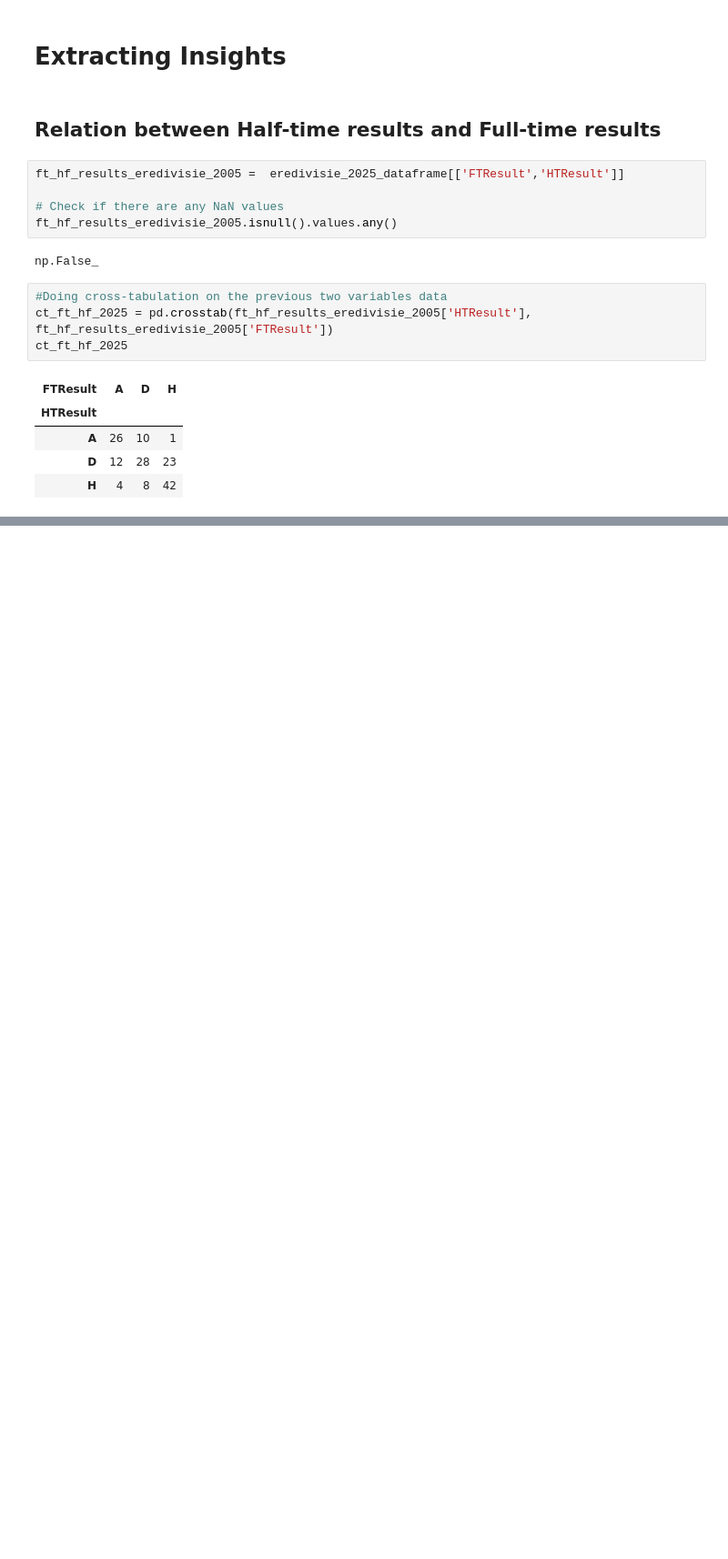
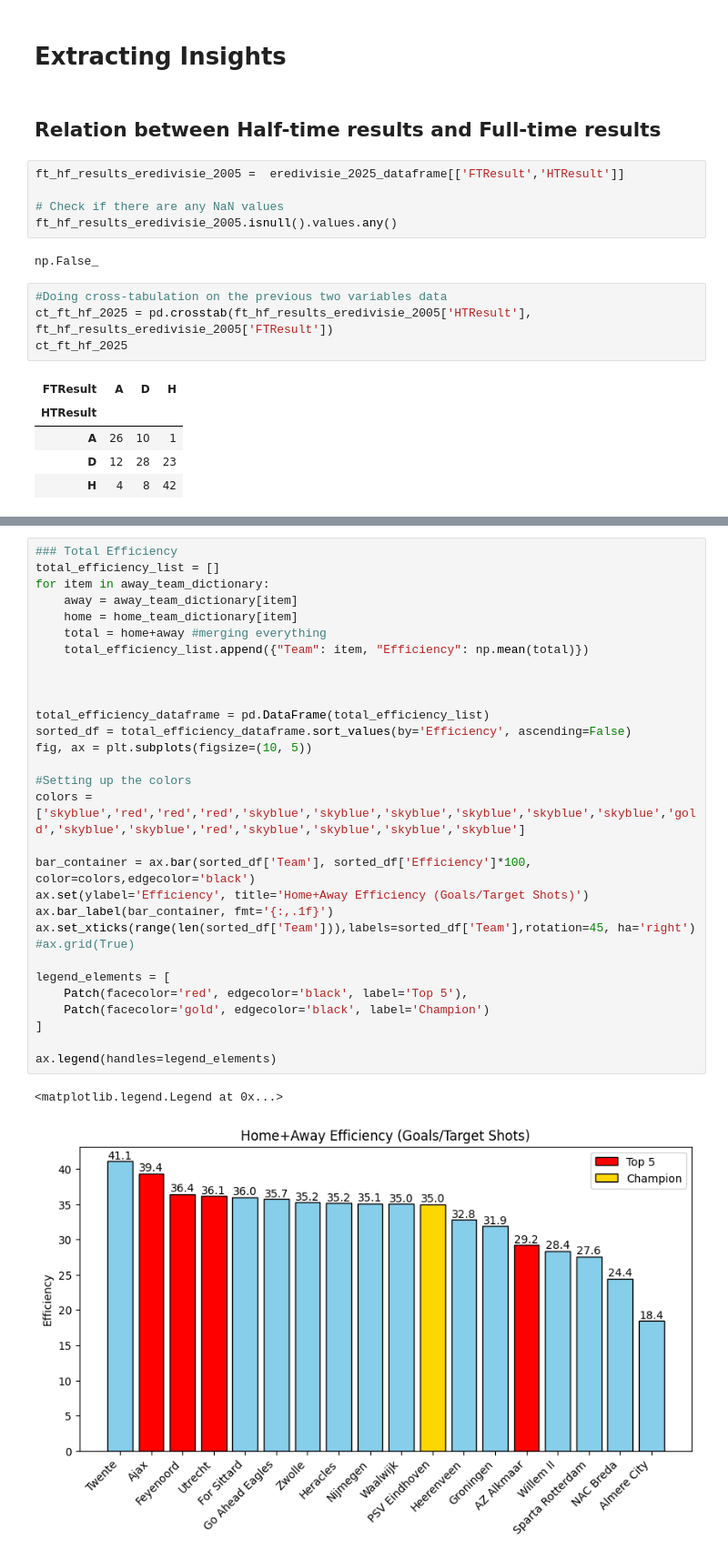
Before and after one commit to Dolfas/Football-Research, a Jupyter notebook: Rodolfo/Eredivisie.ipynb, the cells around one changed output, grey strips where cells are left out. Shown at 91% size. Drawn from its saved outputs; the diff is of its cells as text; blank space fills up the shorter version.

```diff
--- a/Rodolfo/Eredivisie.ipynb
+++ b/Rodolfo/Eredivisie.ipynb
@@ -114,0 +244,33 @@ for i in range(len(ct_ft_hf_2025_normalized.columns)):
+# %%
+### Total Efficiency
+total_efficiency_list = []
+for item in away_team_dictionary:
+    away = away_team_dictionary[item]
+    home = home_team_dictionary[item]
+    total = home+away #merging everything
+    total_efficiency_list.append({"Team": item, "Efficiency": np.mean(total)})
+
+
+
+total_efficiency_dataframe = pd.DataFrame(total_efficiency_list)
+sorted_df = total_efficiency_dataframe.sort_values(by='Efficiency', ascending=False)
+fig, ax = plt.subplots(figsize=(10, 5))
+
+#Setting up the colors
+colors = ['skyblue','red','red','red','skyblue','skyblue','skyblue','skyblue','skyblue','skyblue','gold','skyblue','skyblue','red','skyblue','skyblue','skyblue','skyblue']
+
+bar_container = ax.bar(sorted_df['Team'], sorted_df['Efficiency']*100, color=colors,edgecolor='black')
+ax.set(ylabel='Efficiency', title='Home+Away Efficiency (Goals/Target Shots)')
+ax.bar_label(bar_container, fmt='{:,.1f}')
+ax.set_xticks(range(len(sorted_df['Team'])),labels=sorted_df['Team'],rotation=45, ha='right')
+#ax.grid(True)
+
+legend_elements = [
+    Patch(facecolor='red', edgecolor='black', label='Top 5'),
+    Patch(facecolor='gold', edgecolor='black', label='Champion')
+]
+
+ax.legend(handles=legend_elements)
+# %% [output]
+<matplotlib.legend.Legend at 0x...>
+[figure, added]
```
Also changed, not shown: parts of 11 cells of this notebook.
